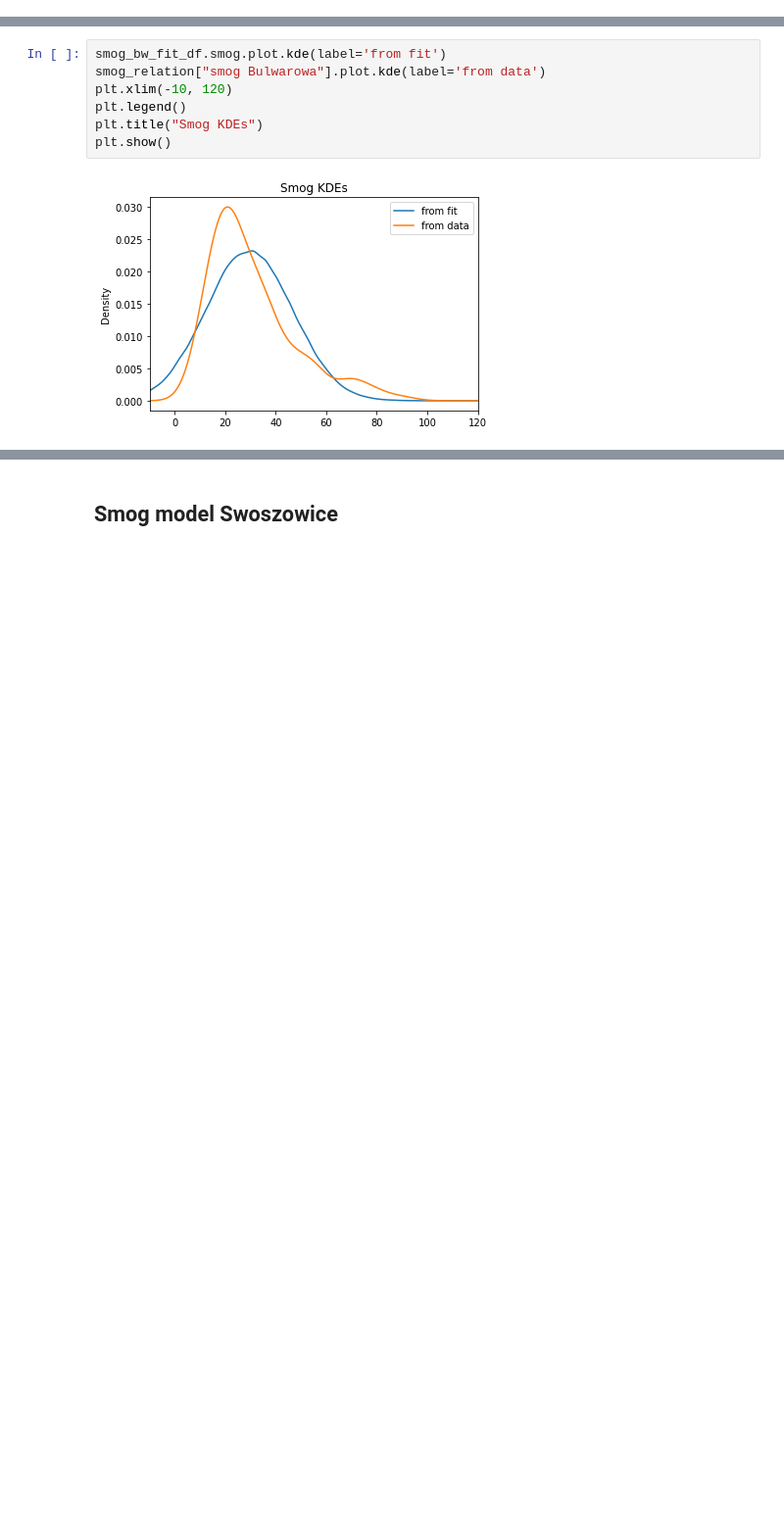
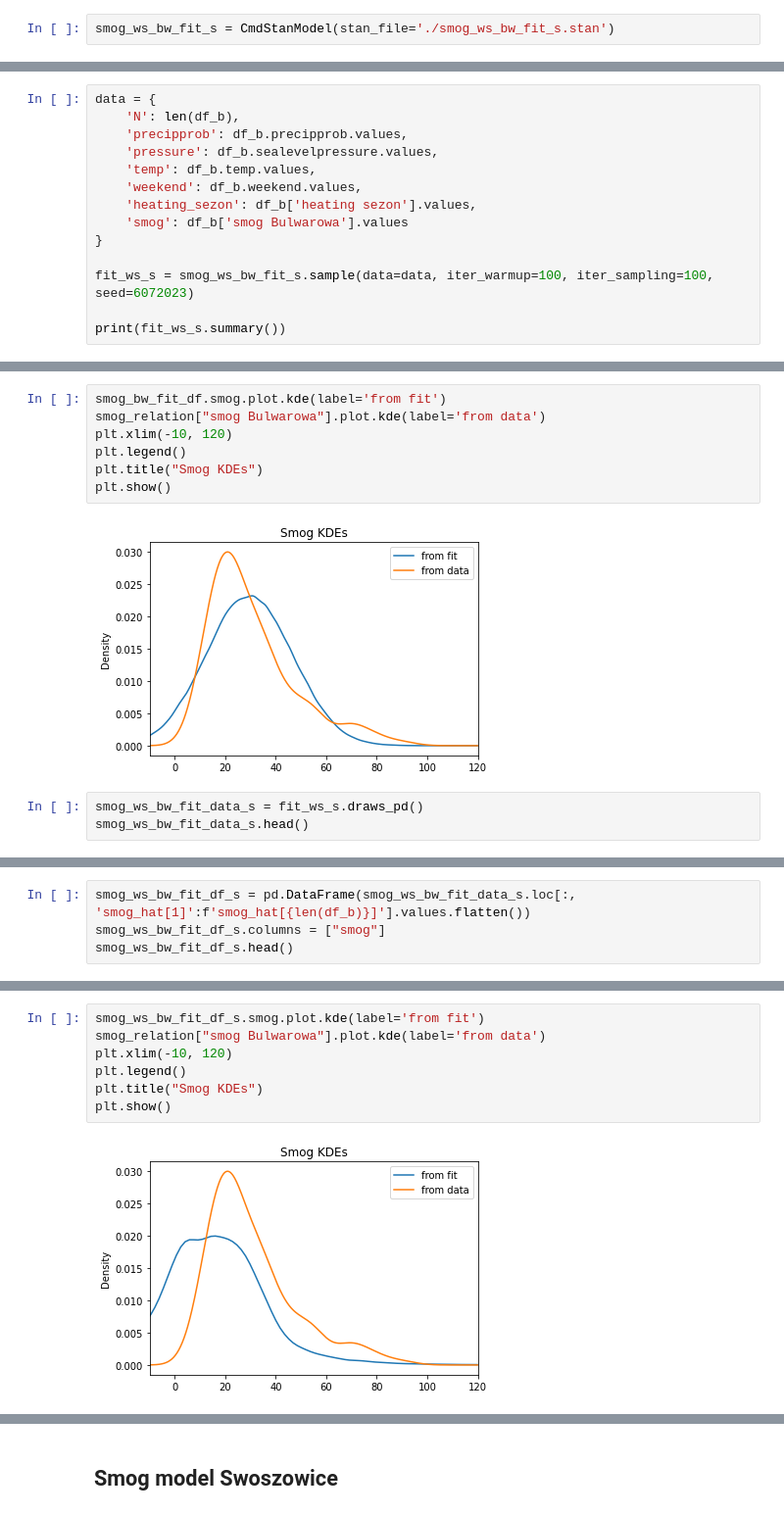
Before and after one commit to joannanuzka/DA_project, a Jupyter notebook: project.ipynb, the cells around one changed output, grey strips where cells are left out. Shown at 98% size. Cells and saved outputs as stored; diff of their text form; blank space fills up the shorter version.

```diff
--- a/project.ipynb
+++ b/project.ipynb
@@ -1322,0 +1422,2 @@ smog_bw_fit = CmdStanModel(stan_file='./smog_bw_fit.stan')
+# %%
+smog_ws_bw_fit_s = CmdStanModel(stan_file='./smog_ws_bw_fit_s.stan')
@@ -1413,2 +1517,16 @@ log_lik[361]    -3.534840  280.695  67.1198  1.002170
 
 [1091 rows x 9 columns]
+# %%
+data = {
+    'N': len(df_b),
+    'precipprob': df_b.precipprob.values,
+    'pressure': df_b.sealevelpressure.values,
+    'temp': df_b.temp.values,
+    'weekend': df_b.weekend.values,
+    'heating_sezon': df_b['heating sezon'].values,
+    'smog': df_b['smog Bulwarowa'].values
+}
+
+fit_ws_s = smog_ws_bw_fit_s.sample(data=data, iter_warmup=100, iter_sampling=100, seed=6072023)
+
+print(fit_ws_s.summary())
@@ -1518,3 +1669,6 @@ plt.title("Smog KDEs")
 plt.show()
 # %% [output]
 [figure]
+# %%
+smog_ws_bw_fit_data_s = fit_ws_s.draws_pd()
+smog_ws_bw_fit_data_s.head()
@@ -1520,0 +1683,4 @@ plt.show()
+# %%
+smog_ws_bw_fit_df_s = pd.DataFrame(smog_ws_bw_fit_data_s.loc[:, 'smog_hat[1]':f'smog_hat[{len(df_b)}]'].values.flatten())
+smog_ws_bw_fit_df_s.columns = ["smog"]
+smog_ws_bw_fit_df_s.head()
@@ -1520,0 +1694,9 @@ plt.show()
+# %%
+smog_ws_bw_fit_df_s.smog.plot.kde(label='from fit')
+smog_relation["smog Bulwarowa"].plot.kde(label='from data')
+plt.xlim(-10, 120)
+plt.legend()
+plt.title("Smog KDEs")
+plt.show()
+# %% [output]
+[figure, added]
```
Also changed, not shown: parts of 78 cells of this notebook.
